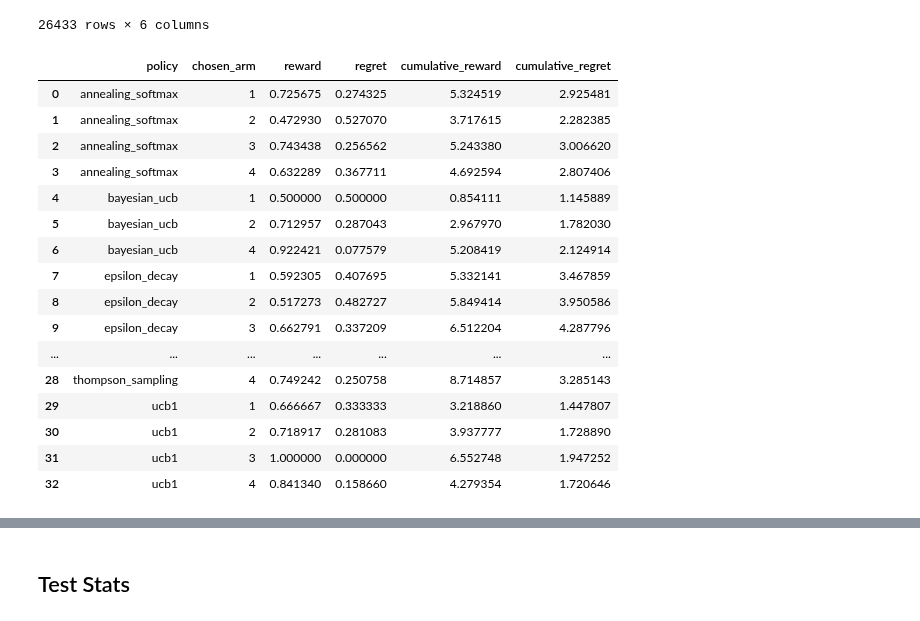
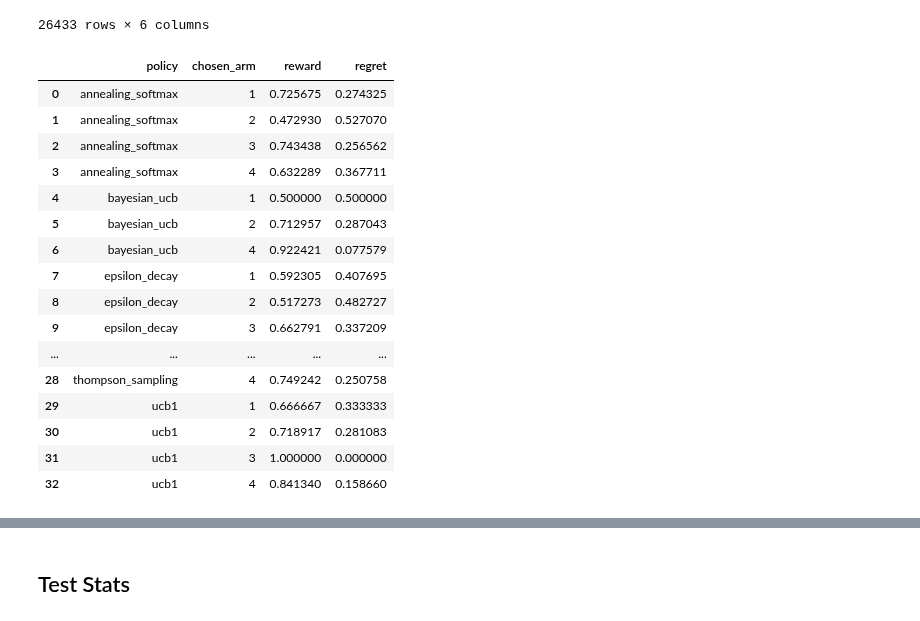
Before and after one commit to ruthkangyr/Clinical-Trials-MAB-Algorithms, a Jupyter notebook: Algorithm/Bootstrap Evaluation Replay.ipynb, the cells around one changed output, grey strips where cells are left out. Drawn from its saved outputs; the diff is of its cells as text; code cells hidden in the pictures.

```diff
--- a/Algorithm/Bootstrap Evaluation Replay.ipynb
+++ b/Algorithm/Bootstrap Evaluation Replay.ipynb
@@ -157,7 +157,8 @@ def linTS(history, arms, context, v = 0.2):
     thetas = [np.zeros(2) for _ in range(len(arms))]
     for arm in range(len(arms)):
         mu_tilde = np.random.multivariate_normal(container['mu_hat'][arm].flat, v**2 * np.linalg.inv(container['B'][arm]))[..., np.newaxis]
-        theta = 1/(1+np.exp(-1 * container['F'][arm]))
+        # theta = 1/(1+np.exp(-1 * container['F'][arm]))
+        theta = 1/(1+np.exp(-1 * container['B'][arm].dot(container['mu_hat'][arm])))
         scores[arm] = context.dot(mu_tilde)
         thetas[arm] = theta
     chosen_arm = np.argmax(scores) + 1
@@ -375,33 +376,28 @@ evaluation_ber_treatment_O = evaluation_ber_treatment[evaluation_ber_treatment['
 # %%
 evaluation_ber_groupedtreatment_F = evaluation_ber_treatment_F.groupby(['policy', 'sample', 'chosen_arm'], as_index = False).aggregate({"reward":"mean",
                                                                                                                                         "regret":"mean"})
-
-evaluation_ber_groupedtreatment_F['cumulative_reward'] = evaluation_ber_groupedtreatment_F.groupby(['policy'])['reward'].cumsum()
-evaluation_ber_groupedtreatment_F['cumulative_regret'] = evaluation_ber_groupedtreatment_F.groupby(['policy'])['regret'].cumsum()
 # %%
 evaluation_ber_groupedtreatment_F = evaluation_ber_groupedtreatment_F.groupby(['policy','chosen_arm'], as_index = False).aggregate({"reward":"mean",
-                                                                                                                                    "regret":"mean",
-                                                                                                                                    "cumulative_reward":"mean",
-                                                                                                                                    "cumulative_regret":"mean"})
+                                                                                                                                    "regret":"mean"})
 evaluation_ber_groupedtreatment_F
 # %% [output]
-|  | policy | chosen_arm | reward | regret | cumulative_reward | cumulative_regret |
-| 0 | annealing_softmax | 1 | 0.725675 | 0.274325 | 5.324519 | 2.925481 |
-| 1 | annealing_softmax | 2 | 0.472930 | 0.527070 | 3.717615 | 2.282385 |
-| 2 | annealing_softmax | 3 | 0.743438 | 0.256562 | 5.243380 | 3.006620 |
-| 3 | annealing_softmax | 4 | 0.632289 | 0.367711 | 4.692594 | 2.807406 |
-| 4 | bayesian_ucb | 1 | 0.500000 | 0.500000 | 0.854111 | 1.145889 |
-| 5 | bayesian_ucb | 2 | 0.712957 | 0.287043 | 2.967970 | 1.782030 |
-| 6 | bayesian_ucb | 4 | 0.922421 | 0.077579 | 5.208419 | 2.124914 |
-| 7 | epsilon_decay | 1 | 0.592305 | 0.407695 | 5.332141 | 3.467859 |
-| 8 | epsilon_decay | 2 | 0.517273 | 0.482727 | 5.849414 | 3.950586 |
-| 9 | epsilon_decay | 3 | 0.662791 | 0.337209 | 6.512204 | 4.287796 |
-| ... | ... | ... | ... | ... | ... | ... |
-| 28 | thompson_sampling | 4 | 0.749242 | 0.250758 | 8.714857 | 3.285143 |
-| 29 | ucb1 | 1 | 0.666667 | 0.333333 | 3.218860 | 1.447807 |
-| 30 | ucb1 | 2 | 0.718917 | 0.281083 | 3.937777 | 1.728890 |
-| 31 | ucb1 | 3 | 1.000000 | 0.000000 | 6.552748 | 1.947252 |
-| 32 | ucb1 | 4 | 0.841340 | 0.158660 | 4.279354 | 1.720646 |
+|  | policy | chosen_arm | reward | regret |
+| 0 | annealing_softmax | 1 | 0.725675 | 0.274325 |
+| 1 | annealing_softmax | 2 | 0.472930 | 0.527070 |
+| 2 | annealing_softmax | 3 | 0.743438 | 0.256562 |
+| 3 | annealing_softmax | 4 | 0.632289 | 0.367711 |
+| 4 | bayesian_ucb | 1 | 0.500000 | 0.500000 |
+| 5 | bayesian_ucb | 2 | 0.712957 | 0.287043 |
+| 6 | bayesian_ucb | 4 | 0.922421 | 0.077579 |
+| 7 | epsilon_decay | 1 | 0.592305 | 0.407695 |
+| 8 | epsilon_decay | 2 | 0.517273 | 0.482727 |
+| 9 | epsilon_decay | 3 | 0.662791 | 0.337209 |
+| ... | ... | ... | ... | ... |
+| 28 | thompson_sampling | 4 | 0.749242 | 0.250758 |
+| 29 | ucb1 | 1 | 0.666667 | 0.333333 |
+| 30 | ucb1 | 2 | 0.718917 | 0.281083 |
+| 31 | ucb1 | 3 | 1.000000 | 0.000000 |
+| 32 | ucb1 | 4 | 0.841340 | 0.158660 |
 # %%
 evaluation_ber_groupedtreatment_M = evaluation_ber_treatment_M.groupby(['policy', 'sample', 'chosen_arm'], as_index = False).aggregate({"reward":"mean",
                                                                                                                                         "regret":"mean"})
```
Also changed, not shown: parts of 14 cells of this notebook, 1 other file.
